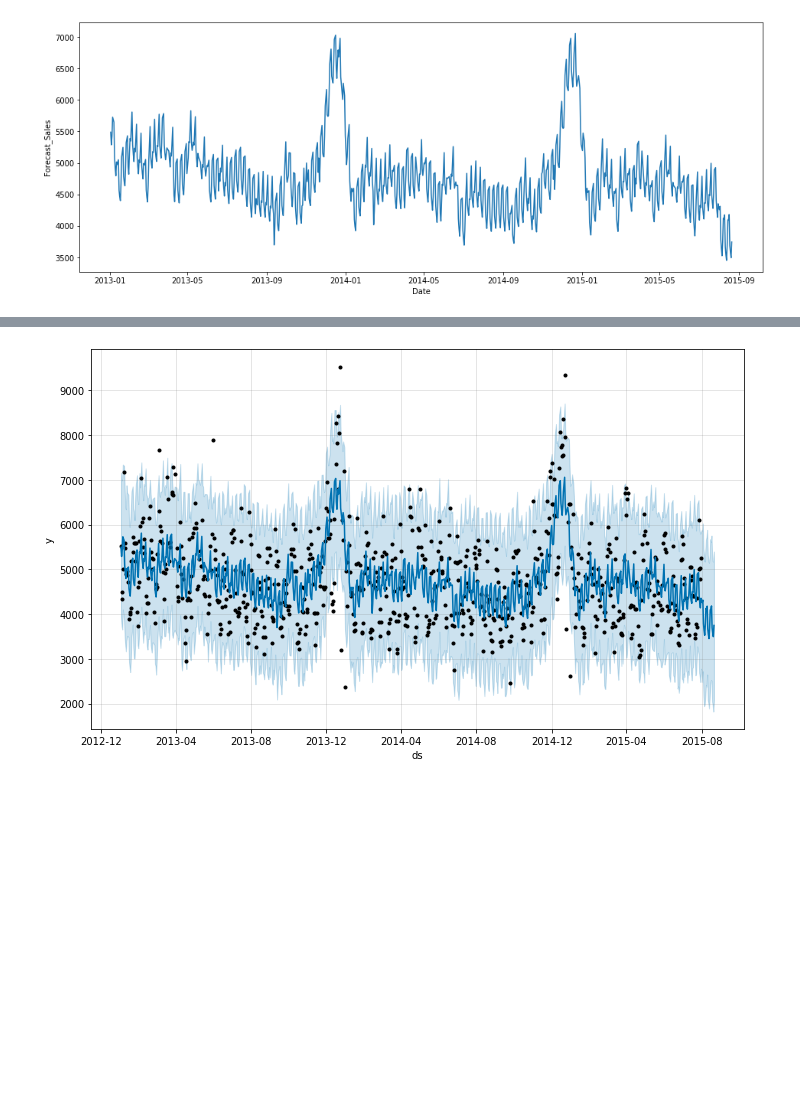
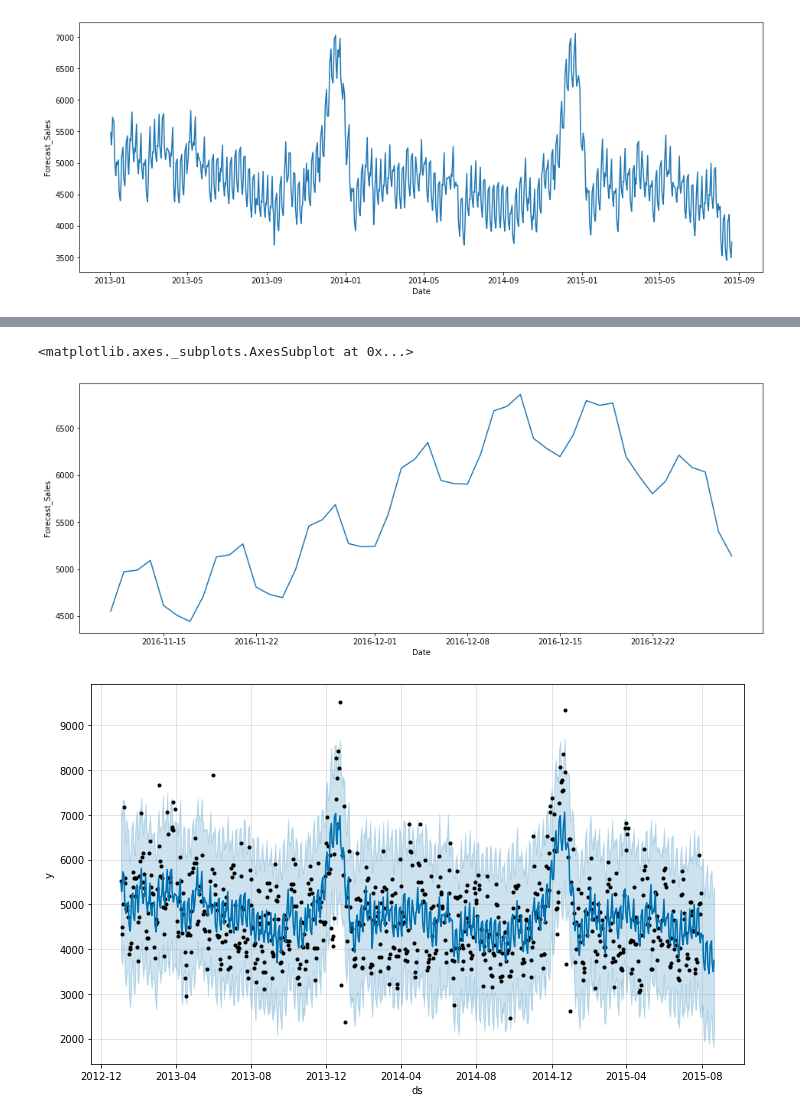
Before and after one commit to muluwork-shegaw/10Academy_week5, a Jupyter notebook: store_sale_analysis.ipynb, the cells around one changed output, grey strips where cells are left out. Drawn from its saved outputs; the diff is of its cells as text; code cells hidden in the pictures; blank space fills up the shorter version.

```diff
--- a/store_sale_analysis.ipynb
+++ b/store_sale_analysis.ipynb
@@ -607,3 +605,15 @@ pandas.core.frame.DataFrame
+# %%
+data_f = pd.DataFrame()
+start_date= '2016-11-11'
+end_date= '2016-12-25'
+data_f['ds'] = pd.date_range(start_date, periods = 48, freq ='D')
+
+p = prophet.model.predict(data_f)
+fc = p[['ds', 'yhat']].rename(columns = {'ds': 'Date', 'yhat': 'Forecast_Sales'})
+sns.lineplot(x=fc['Date'],y=fc['Forecast_Sales'],data=fc)
+# %% [output]
+<matplotlib.axes._subplots.AxesSubplot at 0x...>
+[figure, added]
 # %%
 prophet.eff_modlel()
 filename = prophet.save_model()
```
Also changed, not shown: parts of 5 cells of this notebook.
